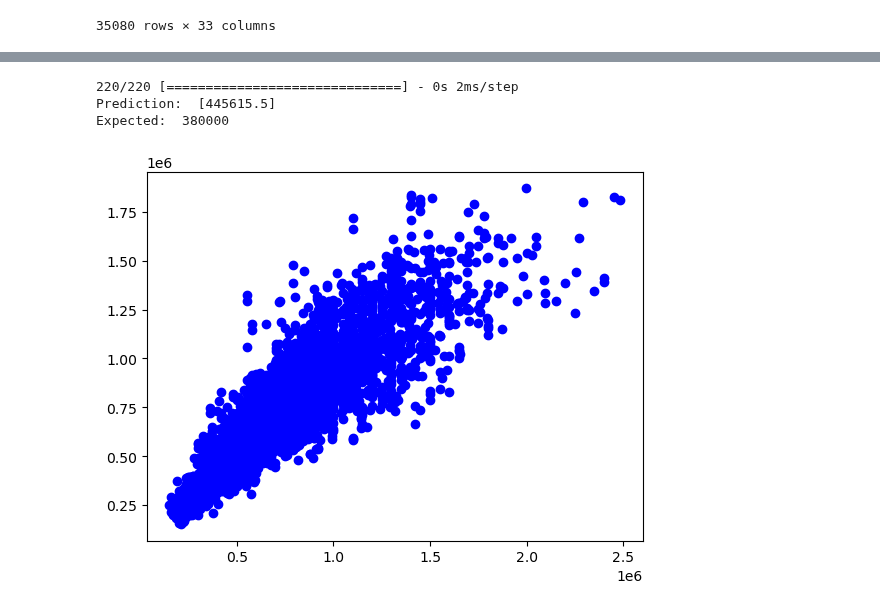
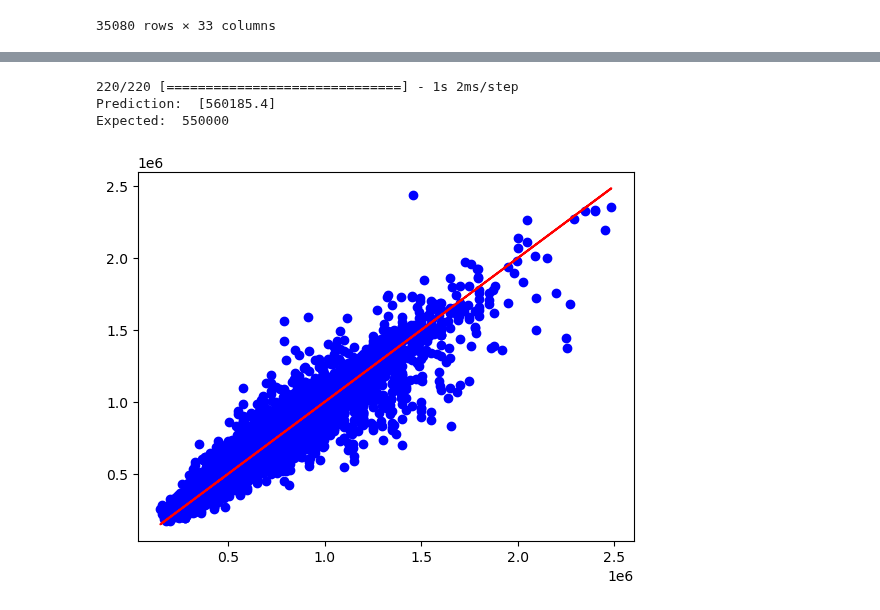
Before and after one commit to Roger1121/FlatAI, a Jupyter notebook: ModelTraining.ipynb, the cells around one changed output, grey strips where cells are left out. Cells and saved outputs as stored; diff of their text form; code cells hidden in the pictures.

```diff
--- a/ModelTraining.ipynb
+++ b/ModelTraining.ipynb
@@ -69,14 +69,26 @@ test_features = tf.convert_to_tensor(test_features)
 # %%
 model = models.Sequential(
 [
-    layers.Dense(32, kernel_initializer='normal', activation='relu'),
-    layers.Dense(16, kernel_initializer='normal', activation='relu'),
-    layers.Dense(8, kernel_initializer='normal', activation='relu'),
-    layers.Dense(4, kernel_initializer='normal', activation='relu'),
-    layers.Dense(2, kernel_initializer='normal', activation='relu'),
-    layers.Dense(1, kernel_initializer='normal',activation='linear')
+    layers.InputLayer(input_shape=32,),
+    layers.Dense(1024, activation='relu'),
+    layers.Dense(512, activation='relu'),
+    layers.Dense(512, activation='relu'),
+    layers.Dense(512, activation='relu'),
+    layers.Dense(256, activation='relu'),
+    layers.Dense(256, activation='relu'),
+    layers.Dense(256, activation='relu'),
+    layers.Dense(128, activation='relu'),
+    layers.Dense(64, activation='relu'),
+    layers.Dense(64, activation='relu'),
+    layers.Dense(32, activation='relu'),
+    layers.Dense(16, activation='relu'),
+    layers.Dense(4, activation='relu'),
+    layers.Dense(1, activation='linear')
 ])
+
 model.compile(
     optimizer=tf.optimizers.Adam(),
     loss='mean_absolute_error',
-    metrics=['mean_absolute_error'])
+    metrics=['mean_absolute_percentage_error', 'mean_squared_error', 'logcosh'])
+
+model.summary()
@@ -84,6 +114,6 @@ model.compile(
 history = model.fit(
     train_features,
     train_labels,
-    epochs=1000,
-    validation_split = 0.15)
+    epochs=130,
+    validation_data = (test_features, test_labels))
 # %% [output]
@@ -128,14 +158,15 @@ Test accuracy:  93736.1484375
 # %%
 predictions = model.predict(test_features)
-print('Prediction: ', predictions[5])
-print('Expected: ', test_labels.to_numpy()[5])
+print('Prediction: ', predictions[27])
+print('Expected: ', test_labels.to_numpy()[27])
 # %% [output]
-220/220 [==============================] - 0s 2ms/step
-Prediction:  [445615.5]
-Expected:  380000
+220/220 [==============================] - 1s 2ms/step
+Prediction:  [560185.4]
+Expected:  550000
 # %%
 plt.plot(test_labels.to_numpy(), predictions, 'bo')
+plt.plot(test_labels.to_numpy(), test_labels.to_numpy(), 'r')
 plt.show()
 # %% [output]
-[figure, old version]
+[figure, new version]
 # %%
```
Also changed, not shown: parts of 5 cells of this notebook, 1 other file.
